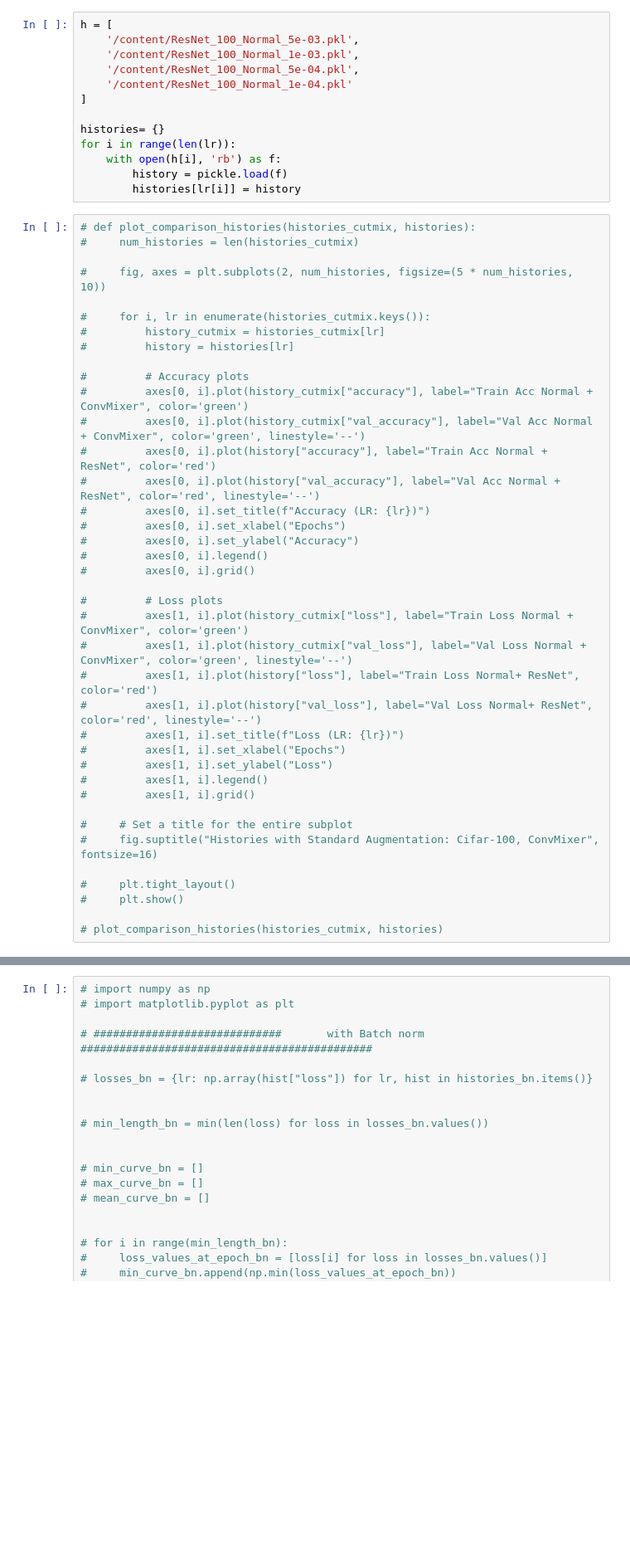
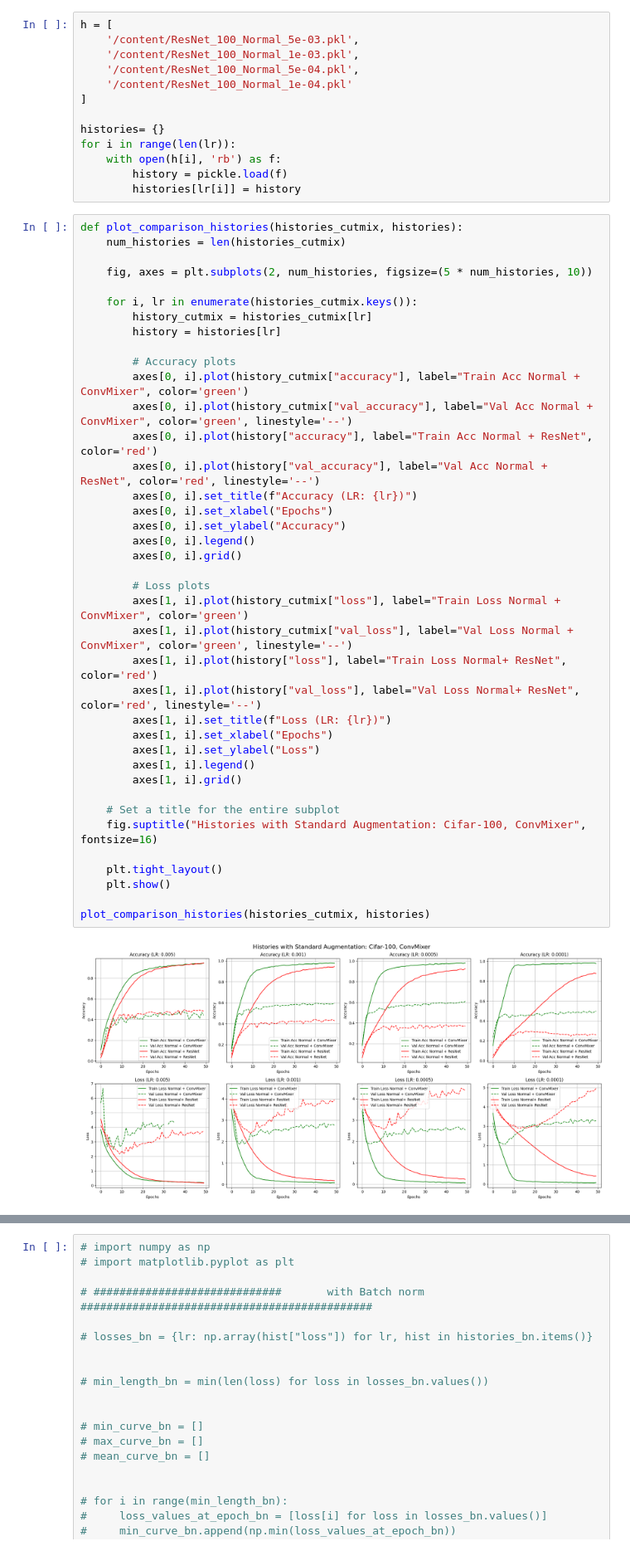
Before and after one commit to nabilah-afrin/Computer-vision-projects, a Jupyter notebook: A Comprehensive Analysis of Training Dynamic Properties in Deep Neural Networks with CutMix Augmentation/Results/Loss_Landscape_Cifar_100.ipynb, the cells around one changed output, grey strips where cells are left out. Shown at 83% size. Cells and saved outputs as stored; diff of their text form; blank space fills up the shorter version.

```diff
--- a/A Comprehensive Analysis of Training Dynamic Properties in Deep Neural Networks with CutMix Augmentation/Results/Loss_Landscape_Cifar_100.ipynb
+++ b/A Comprehensive Analysis of Training Dynamic Properties in Deep Neural Networks with CutMix Augmentation/Results/Loss_Landscape_Cifar_100.ipynb
@@ -42,44 +40,46 @@ for i in range(len(lr)):
         history = pickle.load(f)
         histories[lr[i]] = history
 # %%
-# def plot_comparison_histories(histories_cutmix, histories):
-#     num_histories = len(histories_cutmix)
+def plot_comparison_histories(histories_cutmix, histories):
+    num_histories = len(histories_cutmix)
 
-#     fig, axes = plt.subplots(2, num_histories, figsize=(5 * num_histories, 10))
+    fig, axes = plt.subplots(2, num_histories, figsize=(5 * num_histories, 10))
 
-#     for i, lr in enumerate(histories_cutmix.keys()):
-#         history_cutmix = histories_cutmix[lr]
-#         history = histories[lr]
+    for i, lr in enumerate(histories_cutmix.keys()):
+        history_cutmix = histories_cutmix[lr]
+        history = histories[lr]
 
-#         # Accuracy plots
-#         axes[0, i].plot(history_cutmix["accuracy"], label="Train Acc Normal + ConvMixer", color='green')
-#         axes[0, i].plot(history_cutmix["val_accuracy"], label="Val Acc Normal + ConvMixer", color='green', linestyle='--')
-#         axes[0, i].plot(history["accuracy"], label="Train Acc Normal + ResNet", color='red')
-#         axes[0, i].plot(history["val_accuracy"], label="Val Acc Normal + ResNet", color='red', linestyle='--')
-#         axes[0, i].set_title(f"Accuracy (LR: {lr})")
-#         axes[0, i].set_xlabel("Epochs")
-#         axes[0, i].set_ylabel("Accuracy")
-#         axes[0, i].legend()
-#         axes[0, i].grid()
+        # Accuracy plots
+        axes[0, i].plot(history_cutmix["accuracy"], label="Train Acc Normal + ConvMixer", color='green')
+        axes[0, i].plot(history_cutmix["val_accuracy"], label="Val Acc Normal + ConvMixer", color='green', linestyle='--')
+        axes[0, i].plot(history["accuracy"], label="Train Acc Normal + ResNet", color='red')
+        axes[0, i].plot(history["val_accuracy"], label="Val Acc Normal + ResNet", color='red', linestyle='--')
+        axes[0, i].set_title(f"Accuracy (LR: {lr})")
+        axes[0, i].set_xlabel("Epochs")
+        axes[0, i].set_ylabel("Accuracy")
+        axes[0, i].legend()
+        axes[0, i].grid()
 
-#         # Loss plots
-#         axes[1, i].plot(history_cutmix["loss"], label="Train Loss Normal + ConvMixer", color='green')
-#         axes[1, i].plot(history_cutmix["val_loss"], label="Val Loss Normal + ConvMixer", color='green', linestyle='--')
-#         axes[1, i].plot(history["loss"], label="Train Loss Normal+ ResNet", color='red')
-#         axes[1, i].plot(history["val_loss"], label="Val Loss Normal+ ResNet", color='red', linestyle='--')
-#         axes[1, i].set_title(f"Loss (LR: {lr})")
-#         axes[1, i].set_xlabel("Epochs")
-#         axes[1, i].set_ylabel("Loss")
-#         axes[1, i].legend()
-#         axes[1, i].grid()
+        # Loss plots
+        axes[1, i].plot(history_cutmix["loss"], label="Train Loss Normal + ConvMixer", color='green')
+        axes[1, i].plot(history_cutmix["val_loss"], label="Val Loss Normal + ConvMixer", color='green', linestyle='--')
+        axes[1, i].plot(history["loss"], label="Train Loss Normal+ ResNet", color='red')
+        axes[1, i].plot(history["val_loss"], label="Val Loss Normal+ ResNet", color='red', linestyle='--')
+        axes[1, i].set_title(f"Loss (LR: {lr})")
+        axes[1, i].set_xlabel("Epochs")
+        axes[1, i].set_ylabel("Loss")
+        axes[1, i].legend()
+        axes[1, i].grid()
 
-#     # Set a title for the entire subplot
-#     fig.suptitle("Histories with Standard Augmentation: Cifar-100, ConvMixer", fontsize=16)
+    # Set a title for the entire subplot
+    fig.suptitle("Histories with Standard Augmentation: Cifar-100, ConvMixer", fontsize=16)
 
-#     plt.tight_layout()
-#     plt.show()
+    plt.tight_layout()
+    plt.show()
 
-# plot_comparison_histories(histories_cutmix, histories)
+plot_comparison_histories(histories_cutmix, histories)
+# %% [output]
+[figure, added]
 # %%
 # Function to plot loss landscapes
 def plot_loss_landscapes(histories_cutmix, histories, epochs=50):
```
Also changed, not shown: parts of 5 cells of this notebook, 1 other file.
